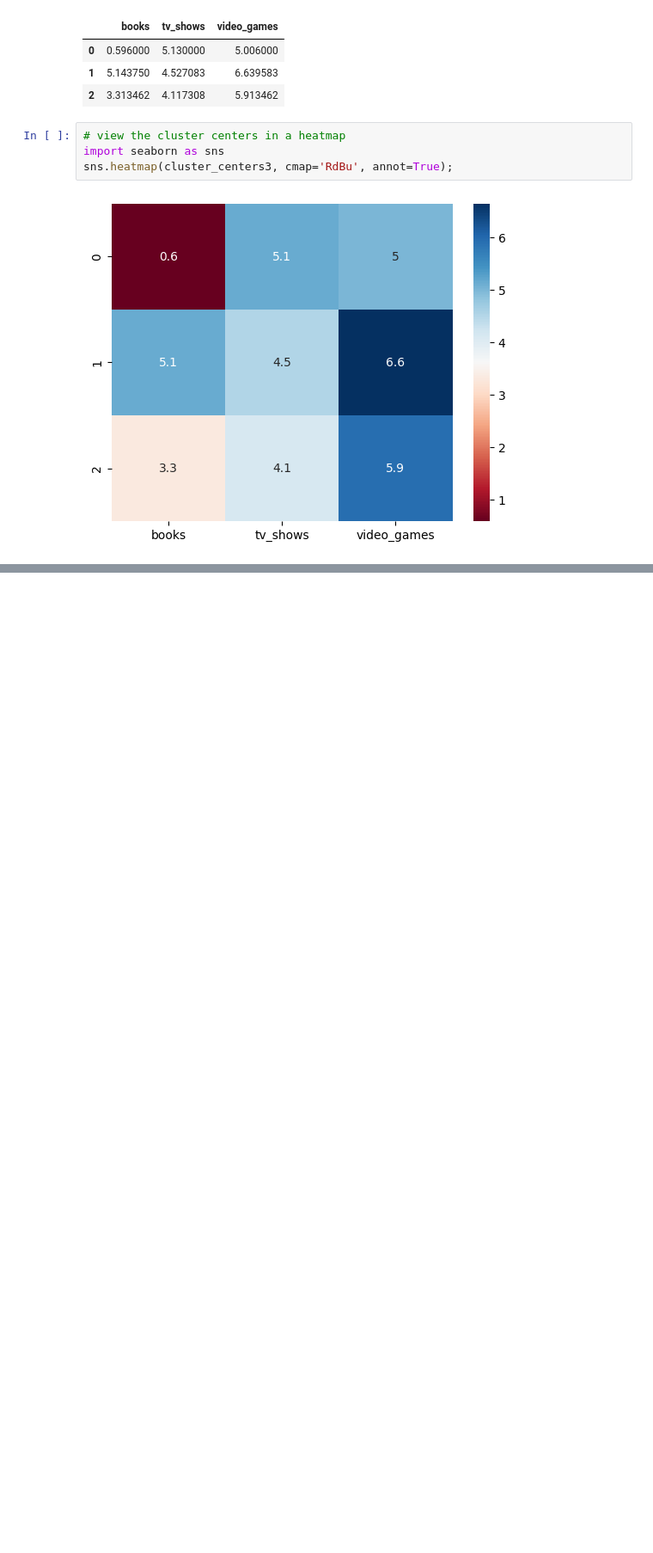
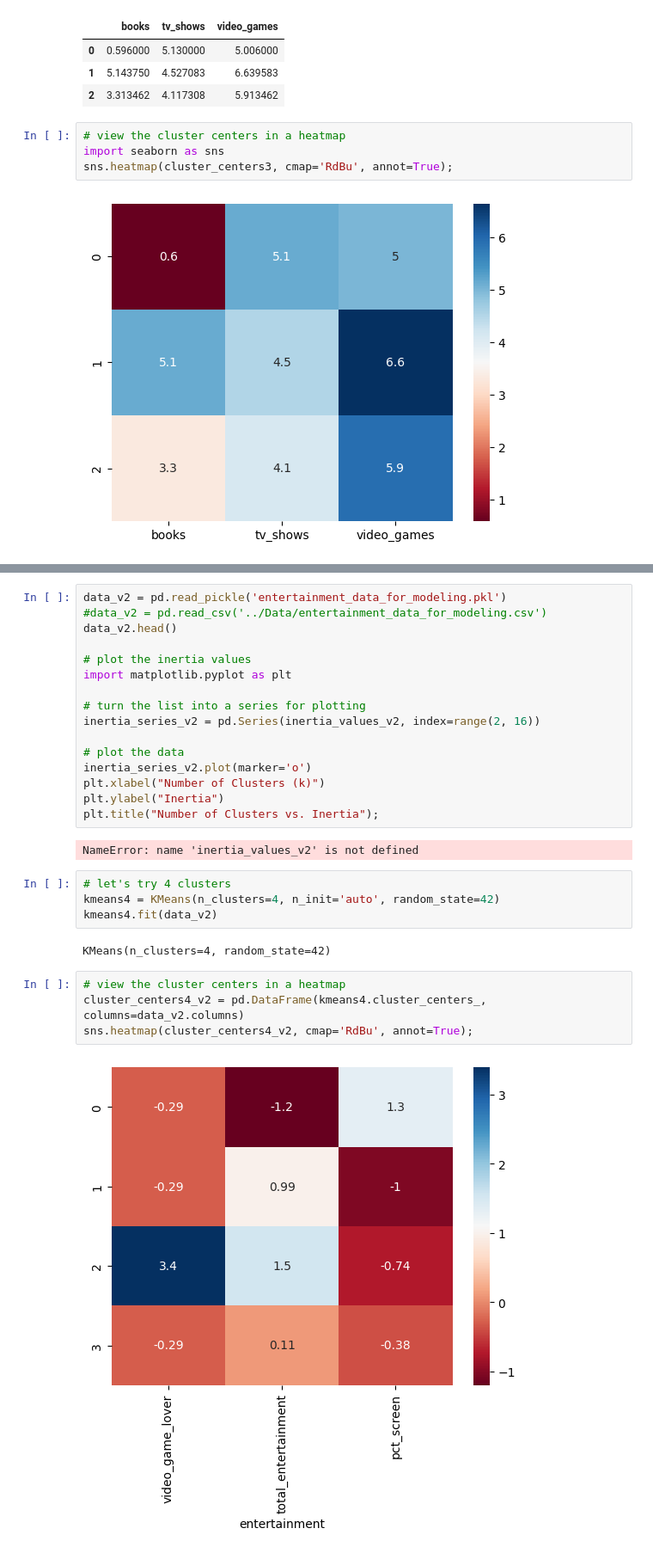
Before and after one commit to MigleSdc/BIT-kursai, a Jupyter notebook: 06_Machine_learning/3_16_lecture.ipynb, the cells around one changed output, grey strips where cells are left out. Shown at 86% size. Saved outputs shown, nothing was run; the diff lists cells and outputs as text; blank space fills up the shorter version.

```diff
--- a/06_Machine_learning/3_16_lecture.ipynb
+++ b/06_Machine_learning/3_16_lecture.ipynb
@@ -139,0 +151,30 @@ sns.heatmap(cluster_centers3, cmap='RdBu', annot=True);
+# %%
+data_v2 = pd.read_pickle('entertainment_data_for_modeling.pkl')
+#data_v2 = pd.read_csv('../Data/entertainment_data_for_modeling.csv')
+data_v2.head()
+
+# plot the inertia values
+import matplotlib.pyplot as plt
+
+# turn the list into a series for plotting
+inertia_series_v2 = pd.Series(inertia_values_v2, index=range(2, 16))
+
+# plot the data
+inertia_series_v2.plot(marker='o')
+plt.xlabel("Number of Clusters (k)")
+plt.ylabel("Inertia")
+plt.title("Number of Clusters vs. Inertia");
+# %% [output]
+NameError: name 'inertia_values_v2' is not defined
+# %%
+# let's try 4 clusters
+kmeans4 = KMeans(n_clusters=4, n_init='auto', random_state=42)
+kmeans4.fit(data_v2)
+# %% [output]
+KMeans(n_clusters=4, random_state=42)
+# %%
+# view the cluster centers in a heatmap
+cluster_centers4_v2 = pd.DataFrame(kmeans4.cluster_centers_, columns=data_v2.columns)
+sns.heatmap(cluster_centers4_v2, cmap='RdBu', annot=True);
+# %% [output]
+[figure, added]
```
Also changed, not shown: parts of 32 cells of this notebook, 1 other file.
